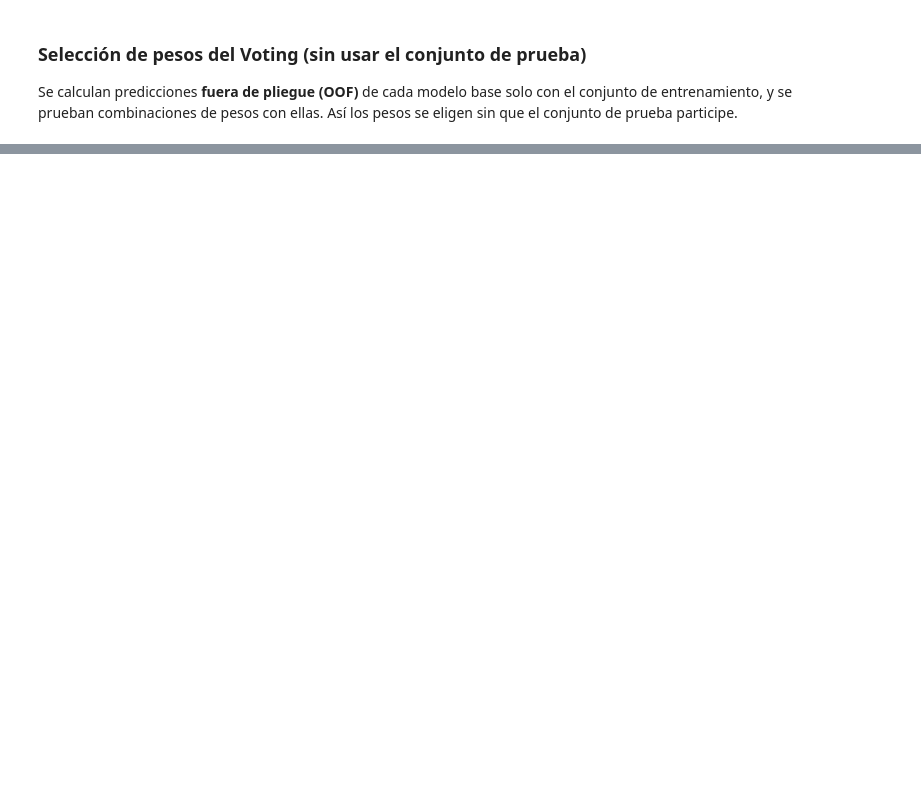
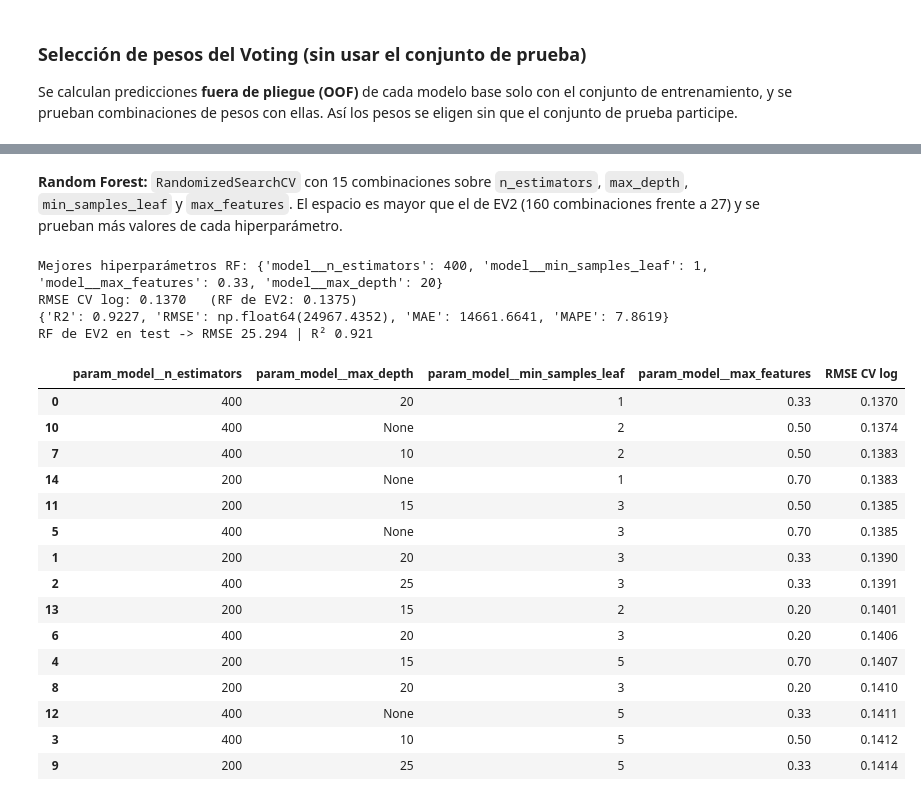
Before and after one commit to obicarrasco/machine-learning, a Jupyter notebook: housing-prices-ml/notebooks/Housing_EV3.ipynb, the cells around one changed output, grey strips where cells are left out. Saved outputs shown, nothing was run; the diff lists cells and outputs as text; code cells hidden in the pictures; blank space fills up the shorter version.

Commit message:
optimización de hiperparámetros (pasos 1-3)

```diff
--- a/housing-prices-ml/notebooks/Housing_EV3.ipynb
+++ b/housing-prices-ml/notebooks/Housing_EV3.ipynb
@@ -328,0 +400,55 @@ else:
+# %% [markdown]
+**Random Forest:** `RandomizedSearchCV` con 15 combinaciones sobre `n_estimators`, `max_depth`, `min_samples_leaf` y `max_features`. El espacio es mayor que el de EV2 (160 combinaciones frente a 27) y se prueban más valores de cada hiperparámetro.
+# %%
+# Búsqueda ampliada de hiperparámetros: Random Forest
+pipe_rf_busq = Pipeline([
+    ('prep', clone(preprocessor)),
+    ('model', RandomForestRegressor(random_state=RANDOM_STATE, n_jobs=-1)),
+])
+
+espacio_rf = {
+    'model__n_estimators':     [200, 400],
+    'model__max_depth':        [None, 10, 15, 20, 25],
+    'model__min_samples_leaf': [1, 2, 3, 5],
+    'model__max_features':     [0.2, 0.33, 0.5, 0.7],
+}
+
+busq_rf = RandomizedSearchCV(
+    pipe_rf_busq, espacio_rf, n_iter=15, cv=cv_kf,
+    scoring='neg_root_mean_squared_error',
+    random_state=RANDOM_STATE,
+)
+busq_rf.fit(X_train, y_train)
+
+print("Mejores hiperparámetros RF:", busq_rf.best_params_)
+print(f"RMSE CV log: {-busq_rf.best_score_:.4f}   (RF de EV2: 0.1375)")
+mt = metricas_en_dolares(y_test, busq_rf.best_estimator_.predict(X_test))
+print({k: round(v, 4) for k, v in mt.items()})
+print("RF de EV2 en test -> RMSE 25.294 | R² 0.921")
+
+cols = ['param_model__n_estimators', 'param_model__max_depth',
+        'param_model__min_samples_leaf', 'param_model__max_features']
+res_rf = pd.DataFrame(busq_rf.cv_results_)
+res_rf['RMSE CV log'] = -res_rf['mean_test_score']
+display(res_rf[cols + ['RMSE CV log']].sort_values('RMSE CV log').round(4))
+# %% [output]
+Mejores hiperparámetros RF: {'model__n_estimators': 400, 'model__min_samples_leaf': 1, 'model__max_features': 0.33, 'model__max_depth': 20}
+RMSE CV log: 0.1370   (RF de EV2: 0.1375)
+{'R2': 0.9227, 'RMSE': np.float64(24967.4352), 'MAE': 14661.6641, 'MAPE': 7.8619}
+RF de EV2 en test -> RMSE 25.294 | R² 0.921
+|  | param_model__n_estimators | param_model__max_depth | param_model__min_samples_leaf | param_model__max_features | RMSE CV log |
+| 0 | 400 | 20 | 1 | 0.33 | 0.1370 |
+| 10 | 400 | None | 2 | 0.50 | 0.1374 |
+| 7 | 400 | 10 | 2 | 0.50 | 0.1383 |
+| 14 | 200 | None | 1 | 0.70 | 0.1383 |
+| 11 | 200 | 15 | 3 | 0.50 | 0.1385 |
+| 5 | 400 | None | 3 | 0.70 | 0.1385 |
+| 1 | 200 | 20 | 3 | 0.33 | 0.1390 |
+| 2 | 400 | 25 | 3 | 0.33 | 0.1391 |
+| 13 | 200 | 15 | 2 | 0.20 | 0.1401 |
+| 6 | 400 | 20 | 3 | 0.20 | 0.1406 |
+| 4 | 200 | 15 | 5 | 0.70 | 0.1407 |
+| 8 | 200 | 20 | 3 | 0.20 | 0.1410 |
+| 12 | 400 | None | 5 | 0.33 | 0.1411 |
+| 3 | 400 | 10 | 5 | 0.50 | 0.1412 |
+| 9 | 200 | 25 | 5 | 0.33 | 0.1414 |
```
Also changed, not shown: parts of 21 cells of this notebook, 2 other files.
